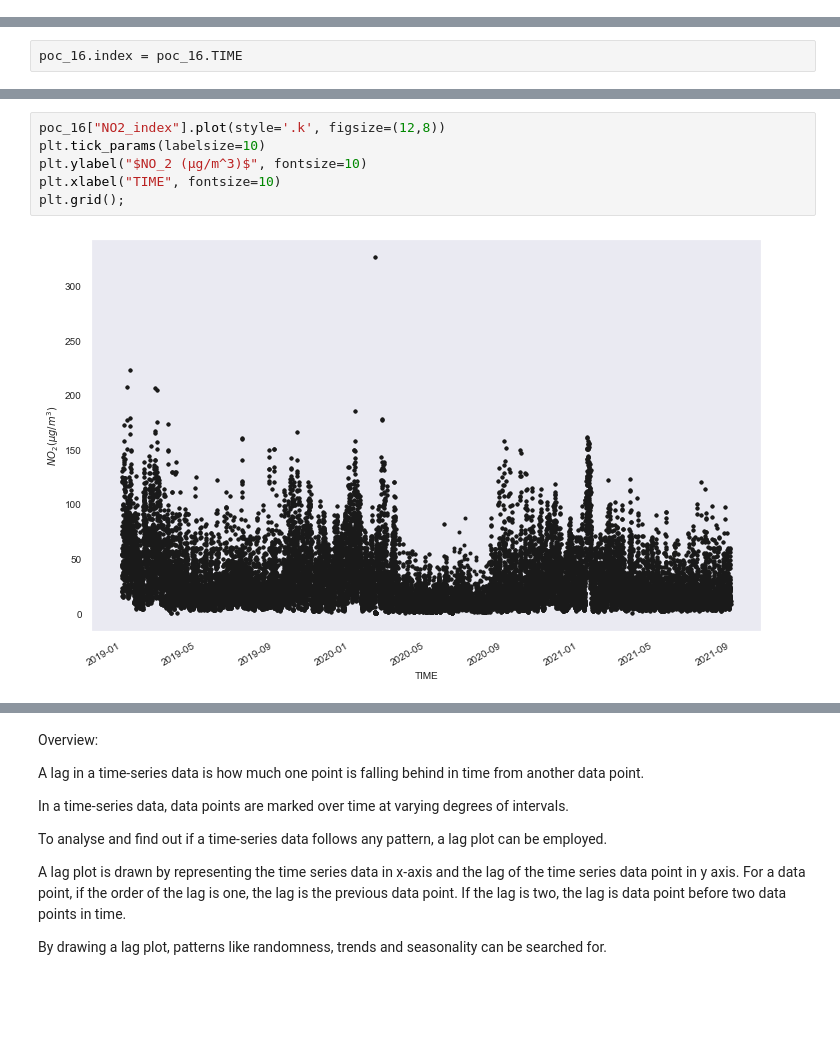
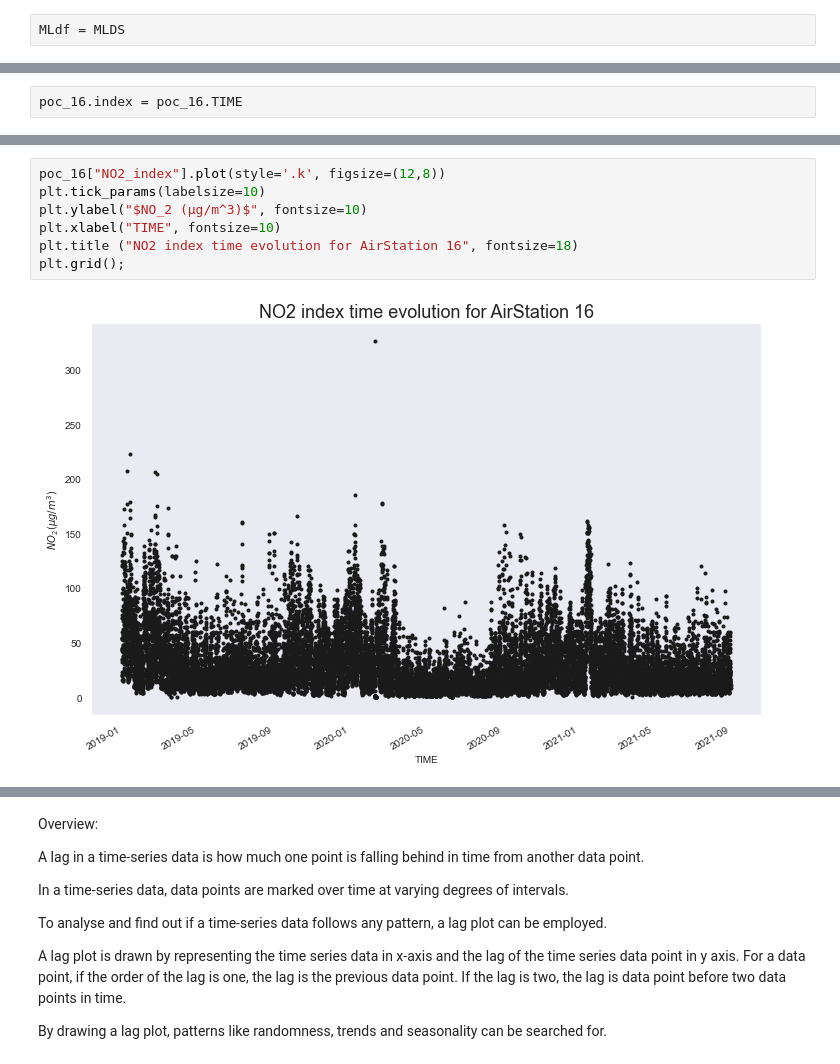
Before and after one commit to corti-acs/KS_TFM_MadridAirQuality, a Jupyter notebook: notebooks/3_Cleaning_Transformation_Exploratory.ipynb, the cells around one changed output, grey strips where cells are left out. Cells and saved outputs as stored; diff of their text form; blank space fills up the shorter version.

```diff
--- a/notebooks/3_Cleaning_Transformation_Exploratory.ipynb
+++ b/notebooks/3_Cleaning_Transformation_Exploratory.ipynb
@@ -987 +1066,3 @@ MLdf.head()
+# %%
+MLdf = MLDS
 # %%
@@ -1025,9 +1133,10 @@ plt.axhline(y=200, c='r');
 # %%
 poc_16["NO2_index"].plot(style='.k', figsize=(12,8))
 plt.tick_params(labelsize=10)
 plt.ylabel("$NO_2 (µg/m^3)$", fontsize=10)
 plt.xlabel("TIME", fontsize=10)
+plt.title ("NO2 index time evolution for AirStation 16", fontsize=18)
 plt.grid();
 # %% [output]
-[figure, old version]
+[figure, new version]
 # %%
```
Also changed, not shown: parts of 63 cells of this notebook, 5 other files.
